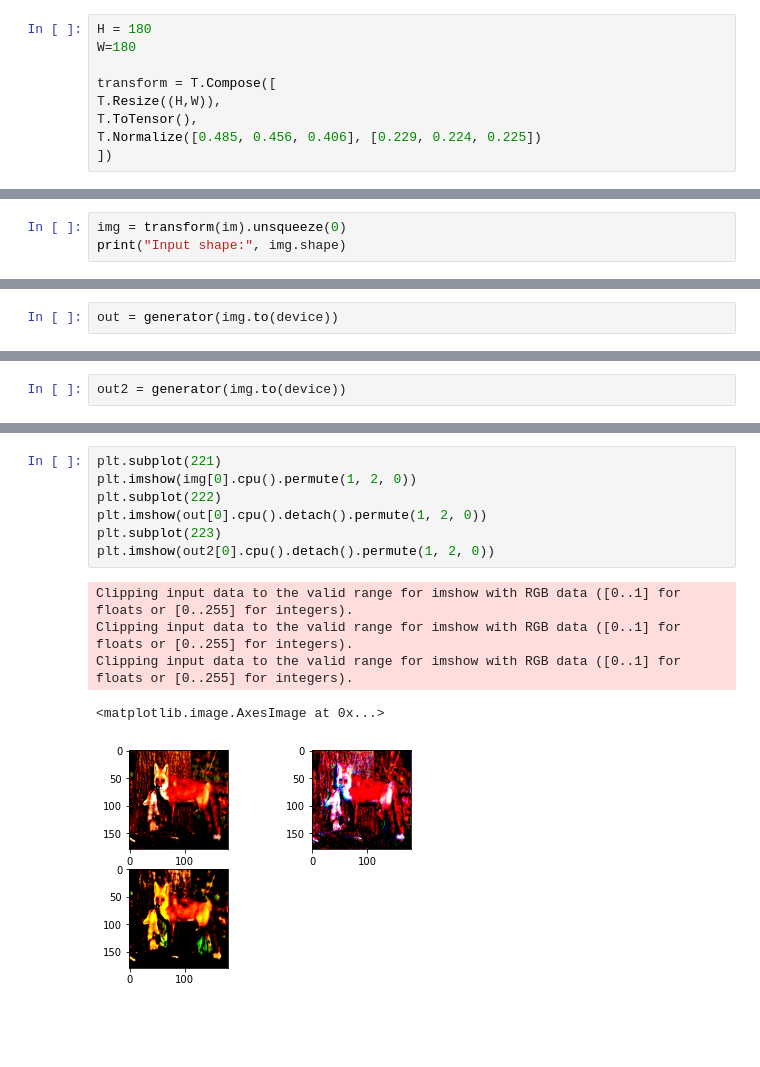
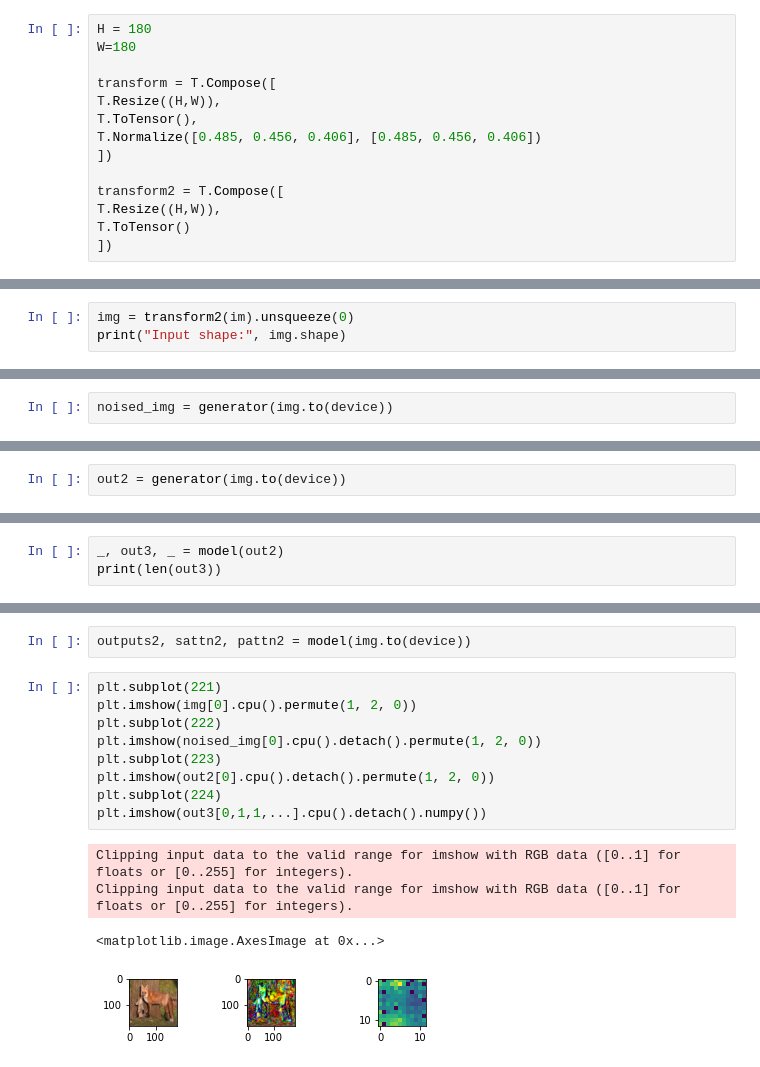
Before and after one commit to mormille/self-attention-regularization, a Jupyter notebook: Adversarial2-working-Copy1.ipynb, the cells around one changed output, grey strips where cells are left out. Saved outputs shown, nothing was run; the diff lists cells and outputs as text; blank space fills up the shorter version.

```diff
--- a/Adversarial2-working-Copy1.ipynb
+++ b/Adversarial2-working-Copy1.ipynb
@@ -35,5 +37,10 @@ W=180
 transform = T.Compose([
 T.Resize((H,W)),
 T.ToTensor(),
-T.Normalize([0.485, 0.456, 0.406], [0.229, 0.224, 0.225])
+T.Normalize([0.485, 0.456, 0.406], [0.485, 0.456, 0.406])
 ])
+
+transform2 = T.Compose([
+T.Resize((H,W)),
+T.ToTensor()
+])
@@ -84,7 +96,7 @@ plt.imshow(im)
 <matplotlib.image.AxesImage at 0x...>
 [figure]
 # %%
-img = transform(im).unsqueeze(0)
+img = transform2(im).unsqueeze(0)
 print("Input shape:", img.shape)
 # %% [output]
 Input shape: torch.Size([1, 3, 180, 180])
@@ -121,5 +135,5 @@ Estimated Total Size (MB): 531.27
 # %%
 #summary(model, input_size=(3, 180, 180))
 # %%
-out = generator(img.to(device))
+noised_img = generator(img.to(device))
 # %%
@@ -403,0 +418,3 @@ out2 = generator(img.to(device))
+# %%
+_, out3, _ = model(out2)
+print(len(out3))
@@ -404,16 +423,19 @@ out2 = generator(img.to(device))
+# %%
+outputs2, sattn2, pattn2 = model(img.to(device))
 # %%
 plt.subplot(221)
 plt.imshow(img[0].cpu().permute(1, 2, 0))
 plt.subplot(222)
-plt.imshow(out[0].cpu().detach().permute(1, 2, 0))
+plt.imshow(noised_img[0].cpu().detach().permute(1, 2, 0))
 plt.subplot(223)
 plt.imshow(out2[0].cpu().detach().permute(1, 2, 0))
+plt.subplot(224)
+plt.imshow(out3[0,1,1,...].cpu().detach().numpy())
 # %% [output]
 Clipping input data to the valid range for imshow with RGB data ([0..1] for floats or [0..255] for integers).
 Clipping input data to the valid range for imshow with RGB data ([0..1] for floats or [0..255] for integers).
-Clipping input data to the valid range for imshow with RGB data ([0..1] for floats or [0..255] for integers).
 <matplotlib.image.AxesImage at 0x...>
-[figure, old version]
+[figure, new version]
 # %%
 plt.imshow(img[0].cpu().permute(1, 2, 0))
 # %% [output]
```
Also changed, not shown: parts of 29 cells of this notebook, 2 other files.
